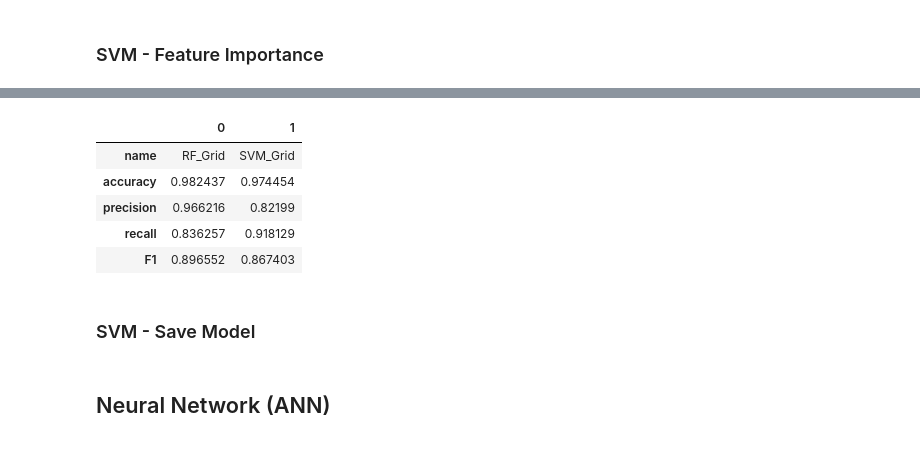
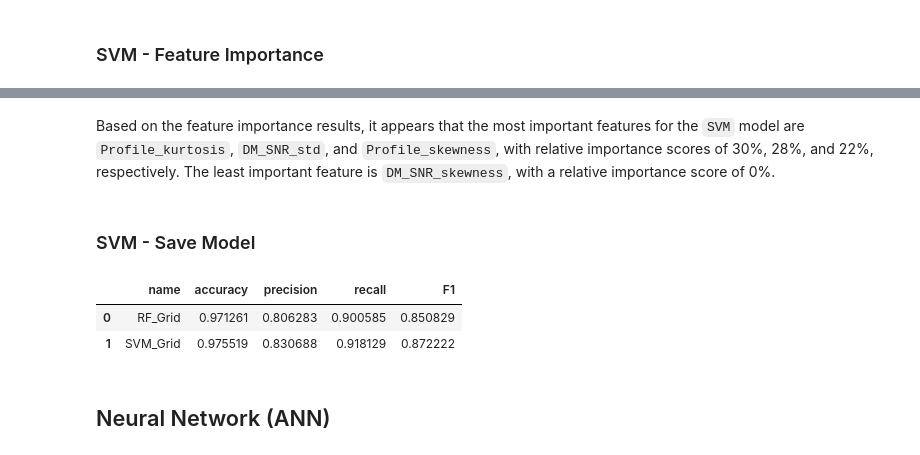
Before and after one commit to daistmarco/PredictingPulsarStar, a Jupyter notebook: PulsarStarClassification.ipynb, the cells around one changed output, grey strips where cells are left out. Cells and saved outputs as stored; diff of their text form; code cells hidden in the pictures.

```diff
--- a/PulsarStarClassification.ipynb
+++ b/PulsarStarClassification.ipynb
@@ -878,13 +861,5 @@ ax.set_xticklabels([]);
-# %%
-# show results
-pd.DataFrame(model_results).T
-# %% [output]
-|  | 0 | 1 |
-| name | RF_Grid | SVM_Grid |
-| accuracy | 0.982437 | 0.974454 |
-| precision | 0.966216 | 0.82199 |
-| recall | 0.836257 | 0.918129 |
-| F1 | 0.896552 | 0.867403 |
+# %% [markdown]
+Based on the feature importance results, it appears that the most important features for the `SVM` model are `Profile_kurtosis`, `DM_SNR_std`, and `Profile_skewness`, with relative importance scores of 30%, 28%, and 22%, respectively. The least important feature is `DM_SNR_skewness`, with a relative importance score of 0%.
 # %% [markdown]
 ### SVM - Save Model
 # %%
@@ -893,6 +868,13 @@ if not os.path.exists('models'):
     os.makedirs('models')
 with open('models/svm_pulsar_gridsearch_20230612.pkl', 'wb') as f:
     pickle.dump(model_SVM_grid, f)
+# %%
+# show results
+pd.DataFrame(model_results)
+# %% [output]
+|  | name | accuracy | precision | recall | F1 |
+| 0 | RF_Grid | 0.971261 | 0.806283 | 0.900585 | 0.850829 |
+| 1 | SVM_Grid | 0.975519 | 0.830688 | 0.918129 | 0.872222 |
 # %% [markdown]
 ## Neural Network (ANN)
 # %% [markdown]
```
Also changed, not shown: parts of 31 cells of this notebook.
